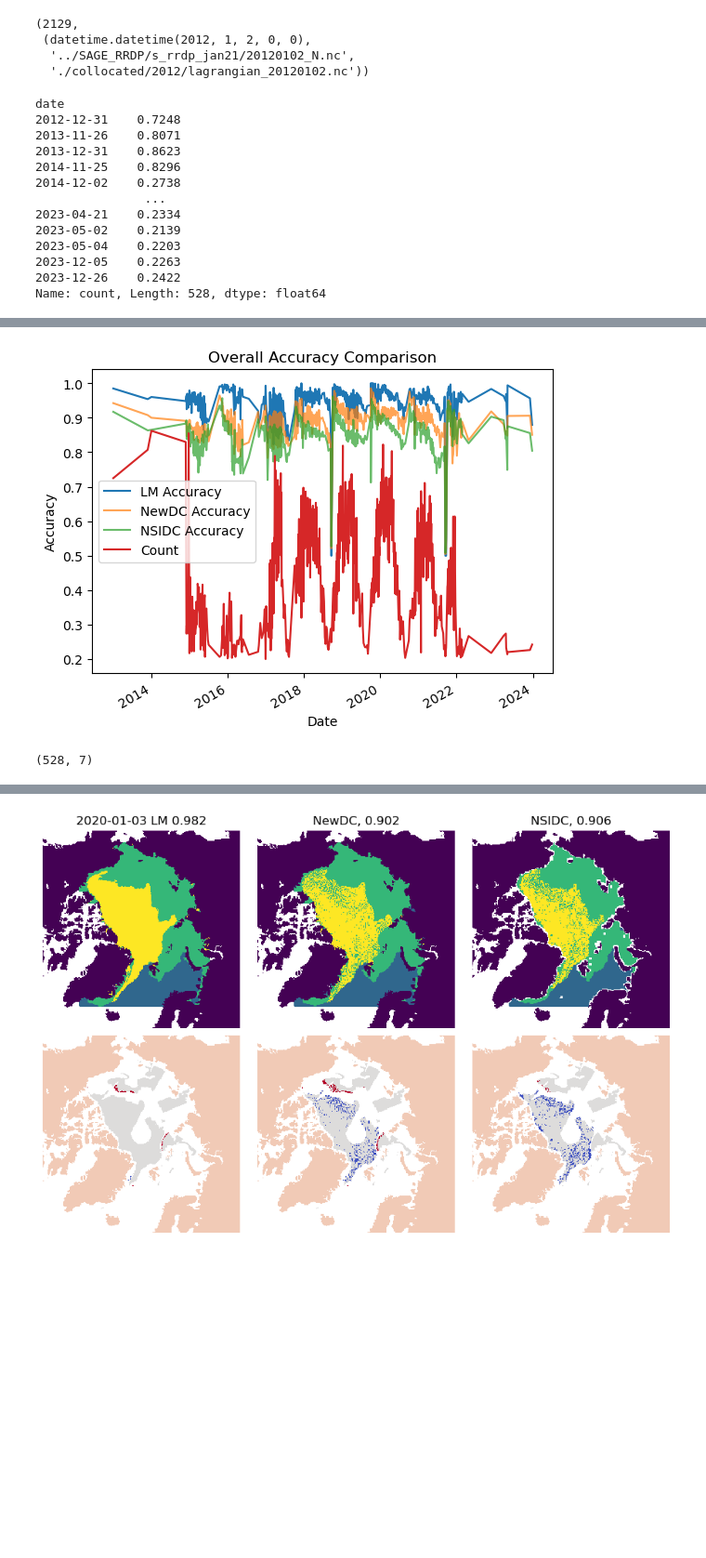
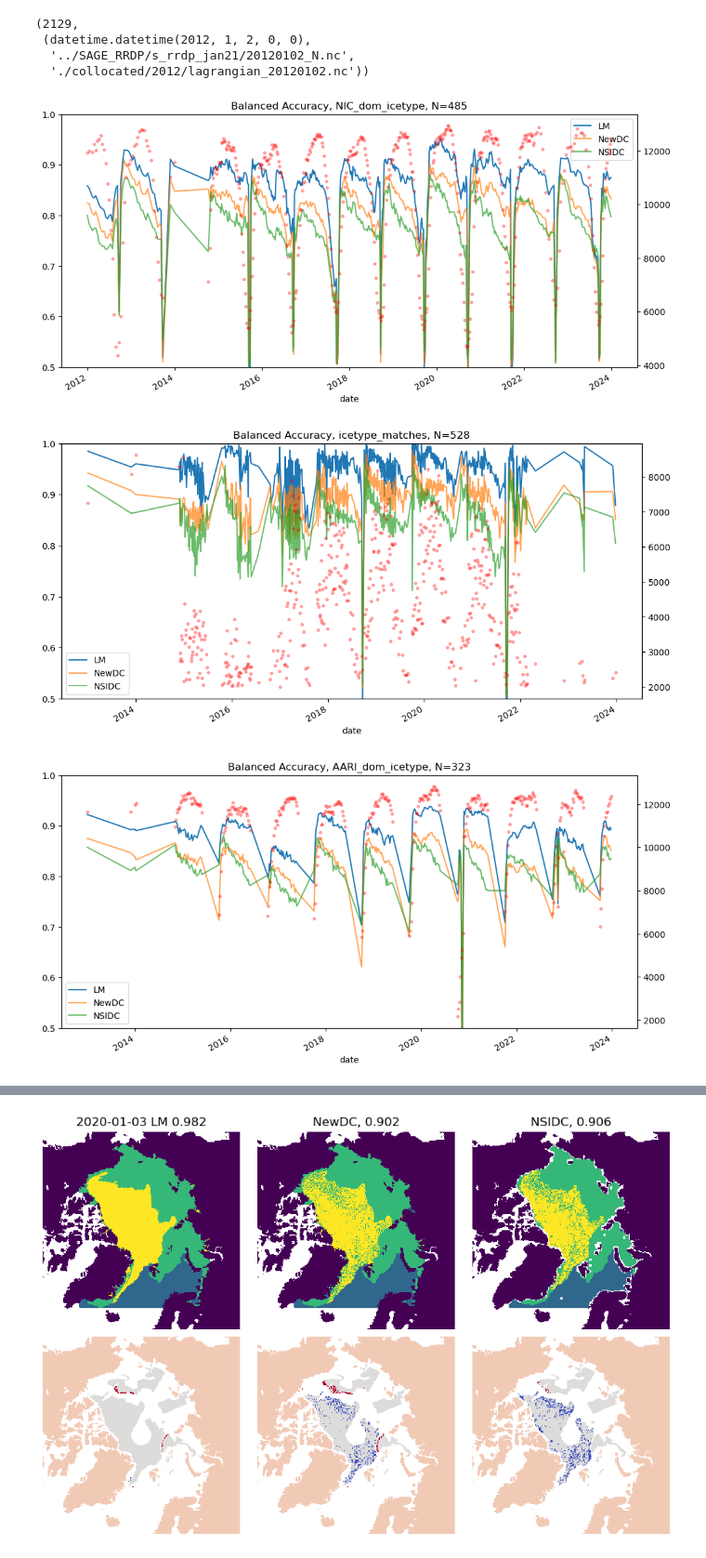
Before and after one commit to esa-sage/sea_ice_age_nsidc, a Jupyter notebook: s_rrdp_comparison.ipynb, the cells around one changed output, grey strips where cells are left out. Shown at 93% size. Drawn from its saved outputs; the diff is of its cells as text; code cells hidden in the pictures; blank space fills up the shorter version.

Commit message:
Update s-rrdp comparison with more ref data

```diff
--- a/s_rrdp_comparison.ipynb
+++ b/s_rrdp_comparison.ipynb
@@ -78,20 +82,24 @@ for date, rf, cf in tqdm(rrdp_coll_date_files):
 # %%
-scores = pd.DataFrame(scores, columns=['date', 'acc_lm', 'bac_lm', 'acc_newdc', 'bac_newdc', 'acc_nsidc', 'bac_nsidc', 'count'])
-scores.set_index('date', inplace=True)
-comas = np.array(comas)  # shape (time, 3, 2, 2)
+for name in scores:
+    scores[name] = pd.DataFrame(scores[name], columns=['date', 'acc_lm', 'bac_lm', 'acc_newdc', 'bac_newdc', 'acc_nsidc', 'bac_nsidc', 'count'])
+    scores[name].set_index('date', inplace=True)
+    comas[name] = np.array(comas[name])  # shape (time, 4, 2, 2)
 # %%
-scores['count']/10000
+warnings.filterwarnings('ignore', category=UserWarning)
+
+for name in scores:
+    fig = plt.figure(figsize=(12, 6))
+    scores[name]['bac_lm'].plot(label='LM')
+    scores[name]['bac_newdc'].plot(label='NewDC', alpha=0.7)
+    scores[name]['bac_nsidc'].plot(label='NSIDC', alpha=0.7)
+    plt.ylim(0.5, 1)
+    plt.legend()
+    ax2 = plt.twinx()
+    ax2.plot(scores[name].index, scores[name]['count'].values, 'r.', label='Count', alpha=0.3)
+    #plt.xlim(datetime(2019,9,15), datetime(2020,12,31))
+    plt.title(f'Balanced Accuracy, {name}, N={scores[name].shape[0]}')
+    plt.show()
 # %% [output]
-date
-2012-12-31    0.7248
-2013-11-26    0.8071
-2013-12-31    0.8623
-2014-11-25    0.8296
-2014-12-02    0.2738
-               ...
-2023-04-21    0.2334
-2023-05-02    0.2139
-2023-05-04    0.2203
-2023-12-05    0.2263
-2023-12-26    0.2422
-Name: count, Length: 528, dtype: float64
+[figure, added]
+[figure, added]
+[figure, added]
@@ -98,17 +106,0 @@ Name: count, Length: 528, dtype: float64
-# %%
-warnings.filterwarnings('ignore', category=UserWarning)
-
-scores['bac_lm'].plot(label='LM Accuracy', )
-scores['bac_newdc'].plot(label='NewDC Accuracy', alpha=0.7)
-scores['bac_nsidc'].plot(label='NSIDC Accuracy', alpha=0.7)
-plt.plot(scores.index, scores['count'].values/10000, label='Count')
-#plt.xlim(datetime(2019,11,1), datetime(2021,1,1))
-plt.xlabel('Date')
-plt.ylabel('Accuracy')
-plt.legend()
-plt.title('Overall Accuracy Comparison')
-plt.show()
-print(scores.shape)
-# %% [output]
-[figure, removed]
-(528, 7)
```
Also changed, not shown: parts of 6 cells of this notebook.
